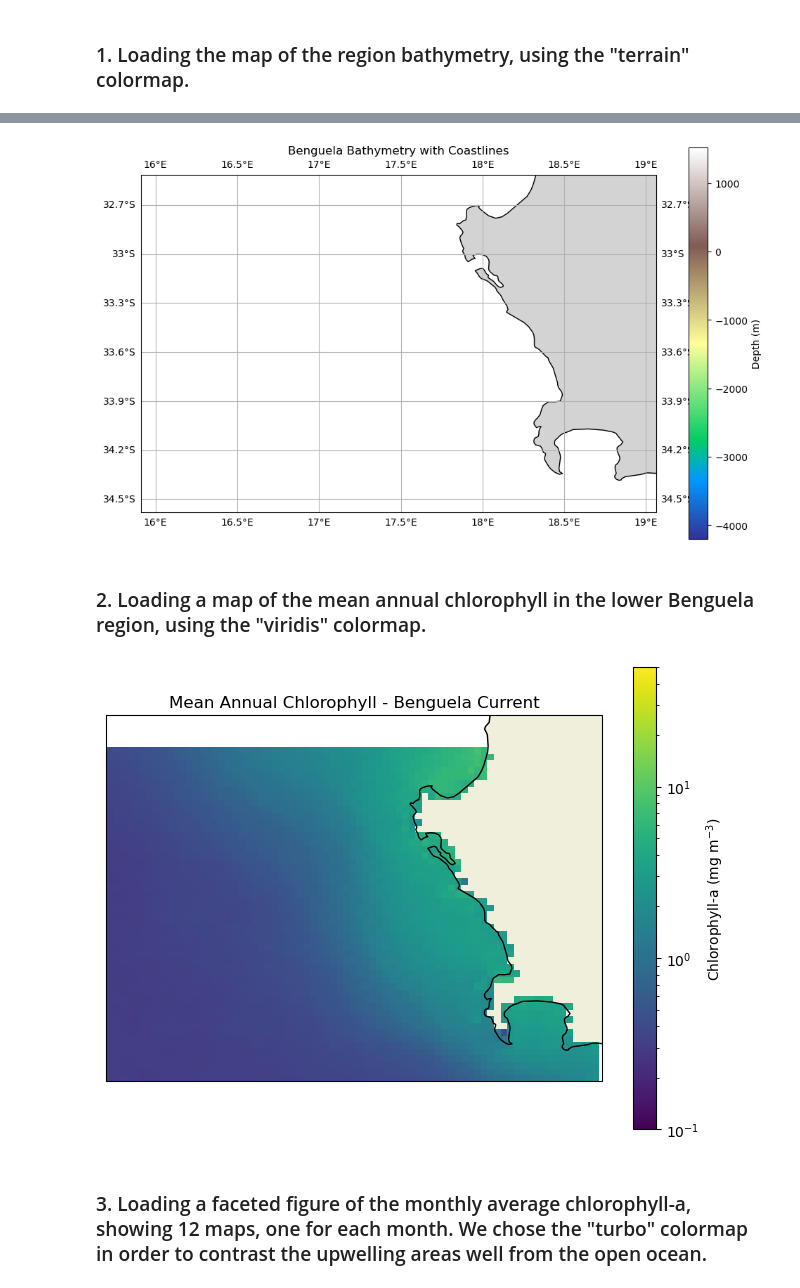
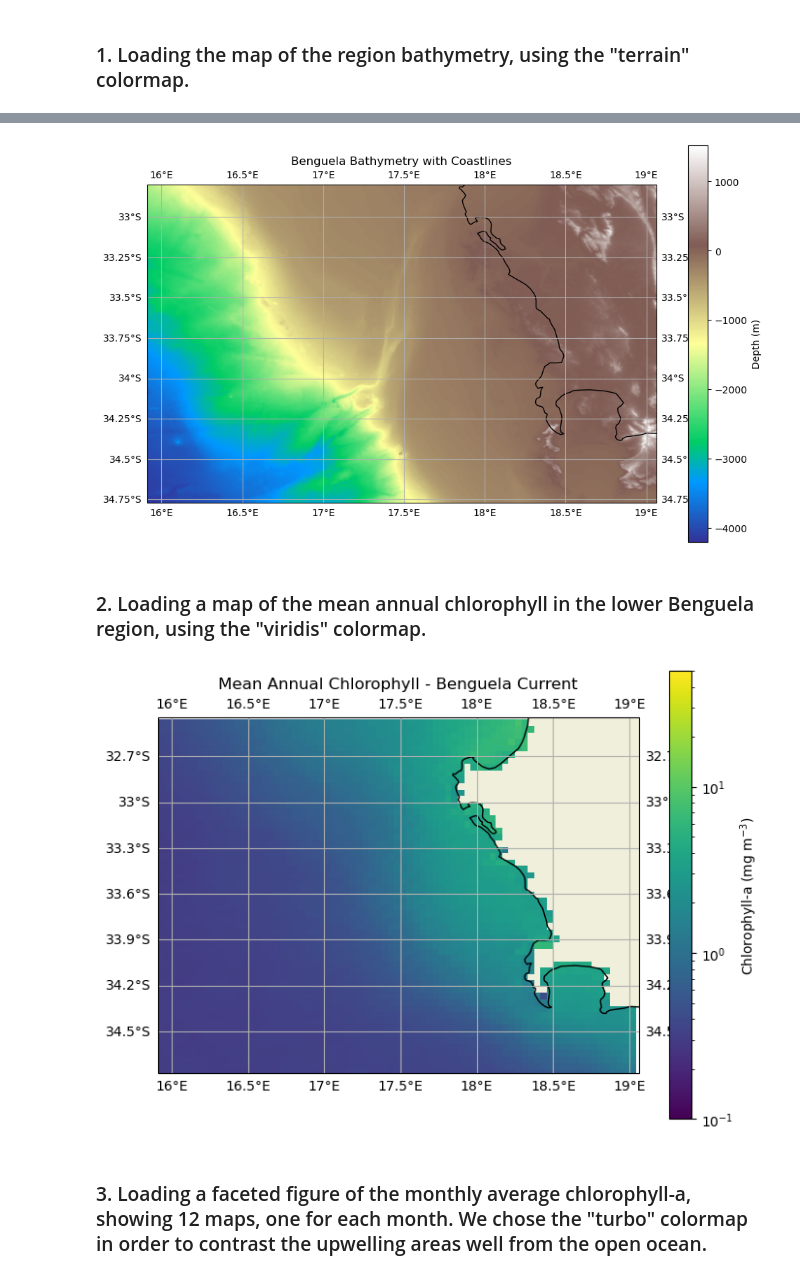
Before and after one commit to lithamkatshwa-droid/SAMOS2026-Core3CS-BenguelaPythoneers, a Jupyter notebook: Benguela_Pythoneers.ipynb, the cells around one changed output, grey strips where cells are left out. Saved outputs shown, nothing was run; the diff lists cells and outputs as text; code cells hidden in the pictures.

```diff
--- a/Benguela_Pythoneers.ipynb
+++ b/Benguela_Pythoneers.ipynb
@@ -108,44 +53,45 @@ lat_min, lat_max = -34.7723, -32.7
 bathy_region = np.where(
     (X >= lon_min) & (X <= lon_max) &
     (Y >= lat_min) & (Y <= lat_max),
     bathy,
     np.nan)
 
 # Create figure with map projection
 fig = plt.figure(figsize=(10,6))
 ax = plt.axes(projection=ccrs.PlateCarree())
+
 # Set map extent explicitly
-ax.set_extent([lon_min, lon_max, lat_min, lat_max])
+ax.set_extent(extent)
 
 # Plot bathymetry
-# im = ax.imshow(
-    # bathy_region,
-   # cmap="terrain",
-   # extent=[lon_min, lon_max, lat_min, lat_max],
-   # origin="upper",
-    # transform=ccrs.PlateCarree())
+im = ax.imshow(
+    bathy_region,
+   cmap="terrain",
+   extent=[15.91, 19.06, -35.1, -32.8],
+   origin="upper",
+    transform=ccrs.PlateCarree())
 
-
-# Add coastlines
+# Add coastlines and gridlines
 ax.coastlines(resolution="10m", linewidth=1)
 ax.gridlines(draw_labels = True)
 
 # Land fill
 ax.add_feature(cfeature.LAND, color="lightgray")
 
 # Add colorbar
 plt.colorbar(im, ax=ax, label="Depth (m)")
 
 # Title
 ax.set_title("Benguela Bathymetry with Coastlines")
 plt.tight_layout()
-# SAVE FIGURE
+
+# Save figure
 plt.savefig("Figure1_Bathymetry.png", dpi=300, bbox_inches='tight')
 
 # Display figure
 plt.show()
 # %% [output]
-[figure, old version]
+[figure, new version]
 # %% [markdown]
 ### 2. Loading a map of the mean annual chlorophyll in the lower Benguela region, using the "viridis" colormap.
 # %%
@@ -188,8 +134,9 @@ chl_mean.plot(
     # Add colorbar label
     cbar_kwargs={'label': 'Chlorophyll-a (mg m$^{-3}$)'})
 
-# Add coastlines
+# Add coastlines and gridlines
 ax.coastlines(resolution='10m')
+ax.gridlines(draw_labels = True)
 
 # Add land shading
 ax.add_feature(cfeature.LAND)
@@ -202,12 +149,13 @@ ax.set_extent([15.9104, 19.0613, -34.7723, -32.4412])
 
 # Add plot title
 plt.title("Mean Annual Chlorophyll - Benguela Current")
-# SAVE FIGURE
+
+# Save figure
 plt.savefig("Figure2_Chlorophyll.png", dpi=300, bbox_inches='tight')
 
 # Display the figure
 plt.show()
 # %% [output]
-[figure, old version]
+[figure, new version]
 # %% [markdown]
 ### 3. Loading a faceted figure of the monthly average chlorophyll-a, showing 12 maps, one for each month. We chose the "turbo" colormap in order to contrast the upwelling areas well from the open ocean.
```
Also changed, not shown: parts of 10 cells of this notebook.
